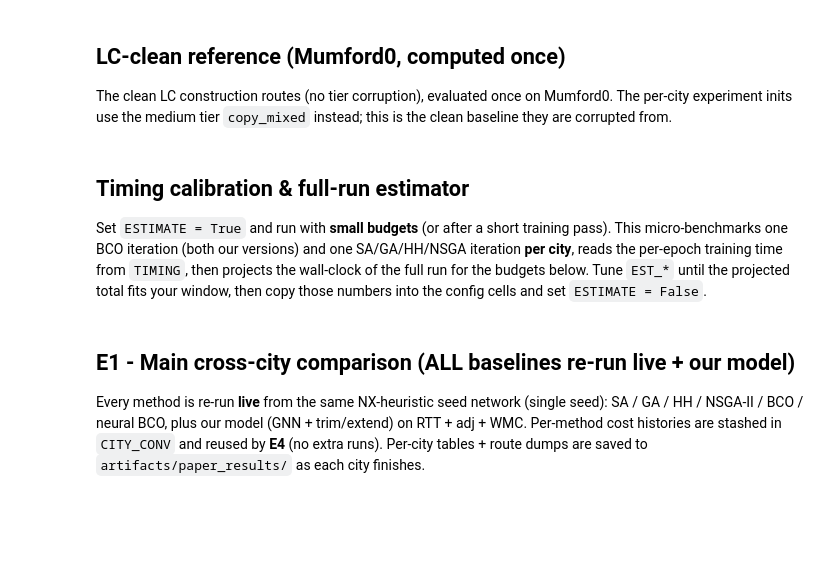
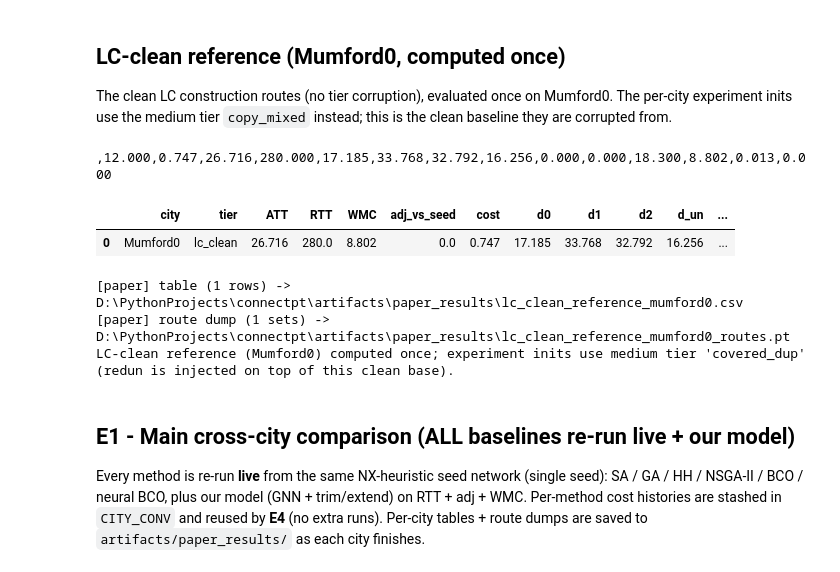
Before and after one commit to alexandermorozzov/connectpt, a Jupyter notebook: examples/route_generator/paper_combined.ipynb, the cells around one changed output. Drawn from its saved outputs; the diff is of its cells as text; code cells hidden in the pictures; blank space fills up the shorter version.

```diff
--- a/examples/route_generator/paper_combined.ipynb
+++ b/examples/route_generator/paper_combined.ipynb
@@ -1571,22 +1844,27 @@ The clean LC construction routes (no tier corruption), evaluated once on Mumford
 # %%
 _lcref_spec = next(s for s in BENCHMARK_SPECS if s["city"] == "Mumford0")
 _lcref_t, _lcref_routes = _lc_base_routes(_lcref_spec)
 _lcref_routes = as_route_tensor(_lcref_routes)
+if _lcref_routes.ndim == 2:
+    _lcref_routes = _lcref_routes[None]            # -> (1, n_routes, max_len)
 _, _lcref_m, _, _ = _run_baseline(
     None, build_sa_cfg("lc_clean_ref_eval", _lcref_spec["n_routes"],
                        _lcref_spec["min_route_len"], _lcref_spec["max_route_len"],
                        n_iterations=1),
     _lcref_routes, "lc_clean_ref_eval_", {}, tensors=_lcref_t)
 lc_clean_ref = {"city": "Mumford0", "tier": "lc_clean",
                 **_full_metrics(_lcref_m, _lcref_routes, _lcref_routes)}
 display(pd.DataFrame([lc_clean_ref]).round(3))
 save_paper_table(pd.DataFrame([lc_clean_ref]).round(3), "lc_clean_reference_mumford0")
 save_paper_routes("lc_clean_reference_mumford0", {"lc_clean": _lcref_routes},
                   _lcref_t["node_locs"], _lcref_t["street_adj"],
                   meta={"city": "Mumford0", "tier": "lc_clean"})
 print(f"LC-clean reference (Mumford0) computed once; experiment inits use medium tier "
       f"'{EXP_INIT_TIER}' (redun is injected on top of this clean base).")
+# %% [output]
+,12.000,0.747,26.716,280.000,17.185,33.768,32.792,16.256,0.000,0.000,18.300,8.802,0.013,0.000
+|  | city | tier | ATT | RTT | WMC | adj_vs_seed | cost | d0 | d1 | d2 | d_un | ... |
+| 0 | Mumford0 | lc_clean | 26.716 | 280.0 | 8.802 | 0.0 | 0.747 | 17.185 | 33.768 | 32.792 | 16.256 | ... |
+[paper] table (1 rows) -> D:\PythonProjects\connectpt\artifacts\paper_results\lc_clean_reference_mumford0.csv
+[paper] route dump (1 sets) -> D:\PythonProjects\connectpt\artifacts\paper_results\lc_clean_reference_mumford0_routes.pt
+LC-clean reference (Mumford0) computed once; experiment inits use medium tier 'covered_dup' (redun is injected on top of this clean base).
-# %% [markdown]
-## Timing calibration & full-run estimator
-
-Set `ESTIMATE = True` and run with **small budgets** (or after a short training pass). This micro-benchmarks one BCO iteration (both our versions) and one SA/GA/HH/NSGA iteration **per city**, reads the per-epoch training time from `TIMING`, then projects the wall-clock of the full run for the budgets below. Tune `EST_*` until the projected total fits your window, then copy those numbers into the config cells and set `ESTIMATE = False`.
```
Also changed, not shown: parts of 25 cells of this notebook, 10 other files.
